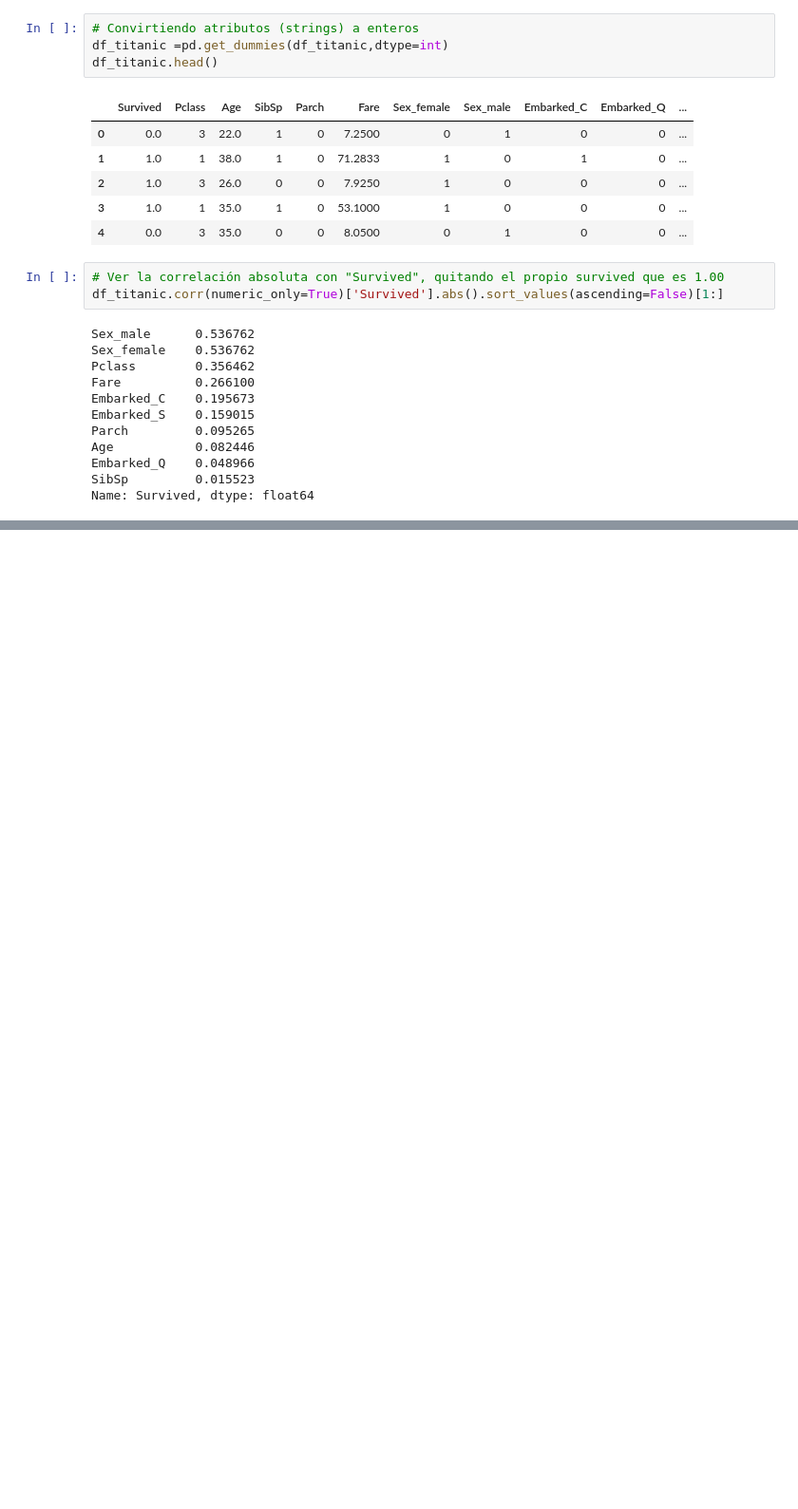
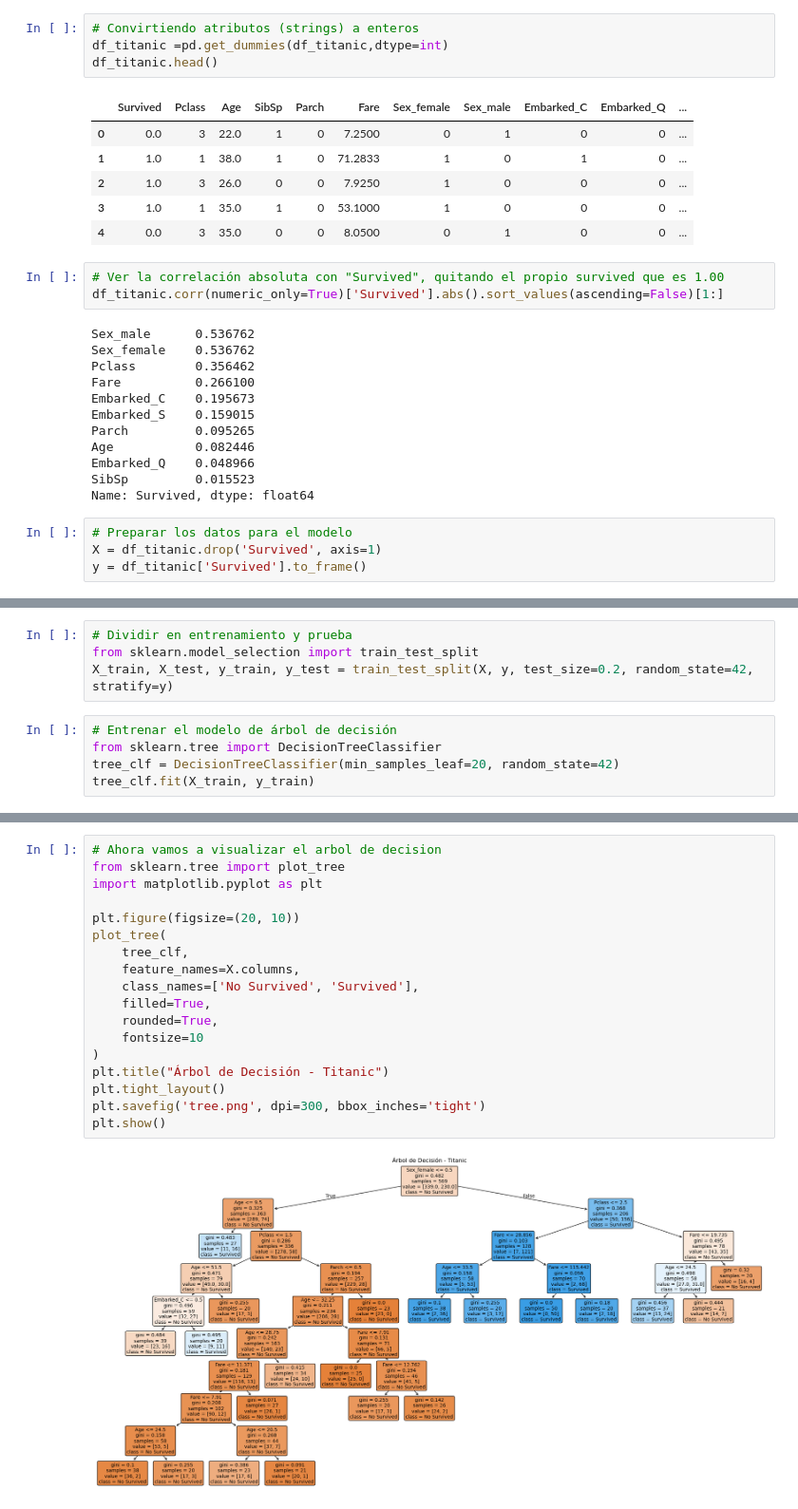
Before and after one commit to carloosfuentes/programacion-ia, a Jupyter notebook: Tema 3/Actividad3_9/actividad3_9.ipynb, the cells around one changed output, grey strips where cells are left out. Shown at 95% size. Cells and saved outputs as stored; diff of their text form; blank space fills up the shorter version.

```diff
--- a/Tema 3/Actividad3_9/actividad3_9.ipynb
+++ b/Tema 3/Actividad3_9/actividad3_9.ipynb
@@ -70,3 +70,7 @@ Age           0.082446
 Embarked_Q    0.048966
 SibSp         0.015523
 Name: Survived, dtype: float64
+# %%
+# Preparar los datos para el modelo
+X = df_titanic.drop('Survived', axis=1)
+y = df_titanic['Survived'].to_frame()
@@ -72,0 +83,9 @@ Name: Survived, dtype: float64
+# %%
+# Dividir en entrenamiento y prueba
+from sklearn.model_selection import train_test_split
+X_train, X_test, y_train, y_test = train_test_split(X, y, test_size=0.2, random_state=42, stratify=y)
+# %%
+# Entrenar el modelo de árbol de decisión
+from sklearn.tree import DecisionTreeClassifier
+tree_clf = DecisionTreeClassifier(min_samples_leaf=20, random_state=42)
+tree_clf.fit(X_train, y_train)
@@ -72,0 +115,20 @@ Name: Survived, dtype: float64
+# %%
+# Ahora vamos a visualizar el arbol de decision
+from sklearn.tree import plot_tree
+import matplotlib.pyplot as plt
+
+plt.figure(figsize=(20, 10))
+plot_tree(
+    tree_clf,
+    feature_names=X.columns,
+    class_names=['No Survived', 'Survived'],
+    filled=True,
+    rounded=True,
+    fontsize=10
+)
+plt.title("Árbol de Decisión - Titanic")
+plt.tight_layout()
+plt.savefig('tree.png', dpi=300, bbox_inches='tight')
+plt.show()
+# %% [output]
+[figure, added]
```
Also changed, not shown: parts of 3 cells of this notebook, 6 other files.
